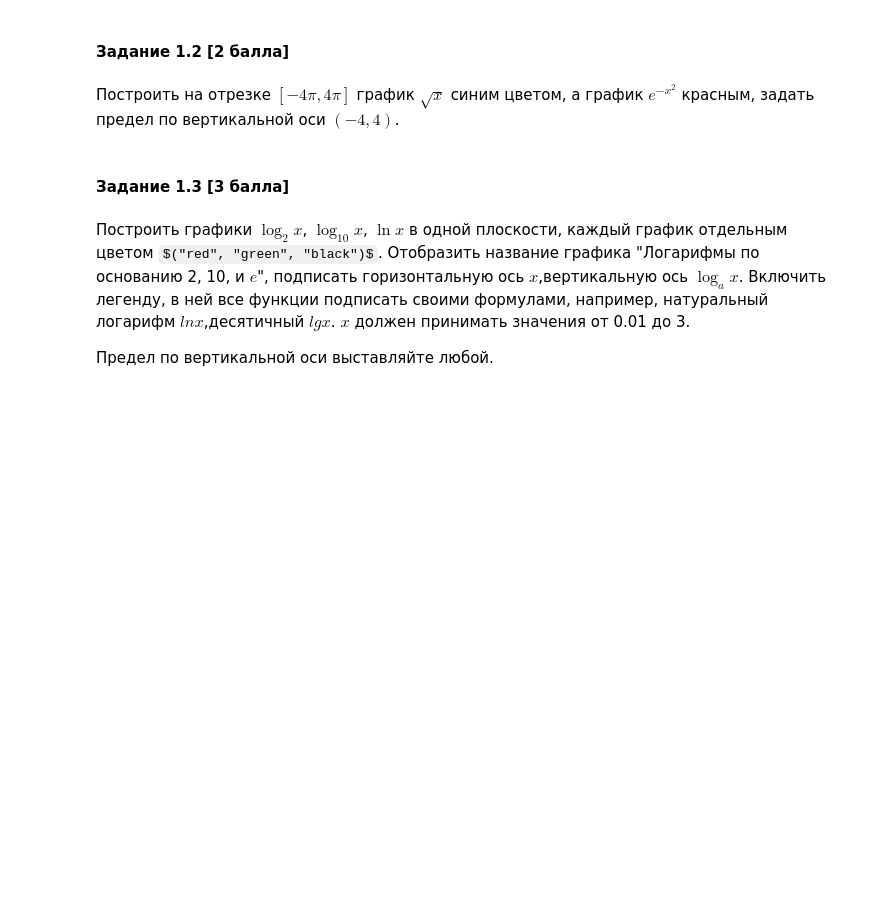
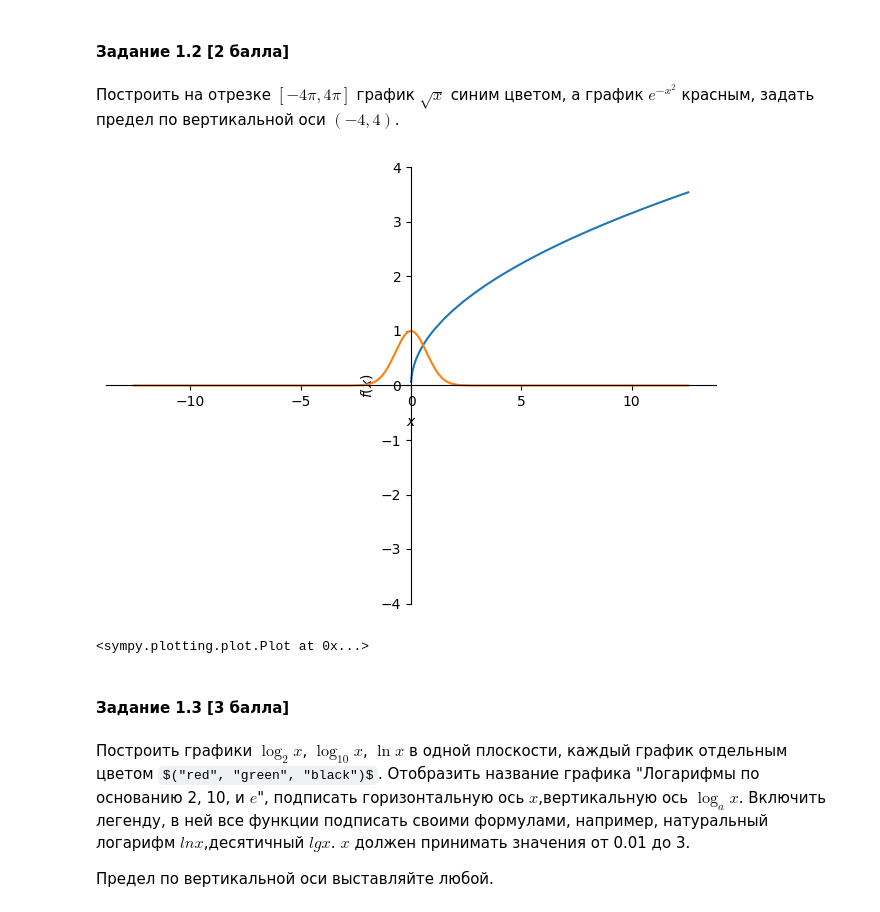
Before and after one commit to artoftheblue/hse-homeworks, a Jupyter notebook: calculus/variant_3.ipynb, the cells around one changed output. Cells and saved outputs as stored; diff of their text form; code cells hidden in the pictures; some formulas as TeX source; blank space fills up the shorter version.

```diff
--- a/calculus/variant_3.ipynb
+++ b/calculus/variant_3.ipynb
@@ -89,3 +102,13 @@ https://docs.sympy.org/latest/modules/plotting.html?highlight=plot#module-sympy.
+# %%
+from math import e
+
+functions = x ** 0.5, e ** (-1 * x ** 2)
+interval = (x, -4 * pi, 4 * pi)
+func_to_plot = tuple((functions[i], interval) for i in range(2))
+plot(*func_to_plot, ylim=(-4, 4))
+# %% [output]
+[figure, added]
+<sympy.plotting.plot.Plot at 0x...>
 # %% [markdown]
 #### **Задание 1.3 [3 балла]**
 # %% [markdown]
```
Also changed, not shown: parts of 21 cells of this notebook, 21 other files.
